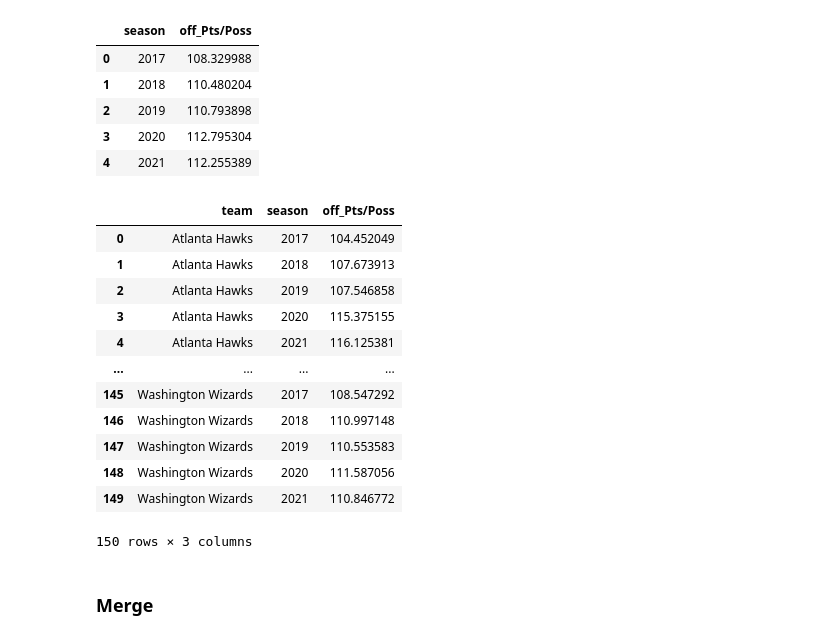
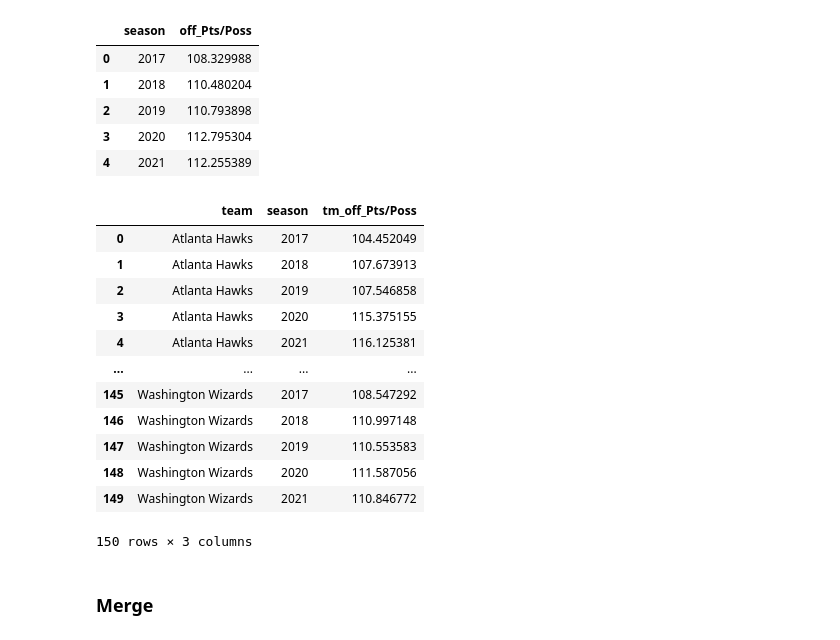
Before and after one commit to xulianrenzoku/synergy_clustering, a Jupyter notebook: nba_clustering_lineup_models.ipynb, the cells around one changed output. Saved outputs shown, nothing was run; the diff lists cells and outputs as text; code cells hidden in the pictures.

```diff
--- a/nba_clustering_lineup_models.ipynb
+++ b/nba_clustering_lineup_models.ipynb
@@ -148,9 +148,11 @@ season_off_ratings[['off_Pts/Poss']].reset_index()
 # %%
 tm_off_ratings = tm_lineup_df.groupby(['team', 'season'])[['off_Pts', 'Poss']].sum()
 tm_off_ratings['off_Pts/Poss'] = tm_off_ratings['off_Pts'] / tm_off_ratings['Poss']
-tm_off_ratings[['off_Pts/Poss']].reset_index()
+tm_off_ratings = tm_off_ratings[['off_Pts/Poss']].reset_index()\
+                                                 .rename(columns={'off_Pts/Poss': 'tm_off_Pts/Poss'})
+tm_off_ratings
 # %% [output]
-|  | team | season | off_Pts/Poss |
+|  | team | season | tm_off_Pts/Poss |
 | 0 | Atlanta Hawks | 2017 | 104.452049 |
 | 1 | Atlanta Hawks | 2018 | 107.673913 |
 | 2 | Atlanta Hawks | 2019 | 107.546858 |
```
Also changed, not shown: parts of 92 cells of this notebook.
